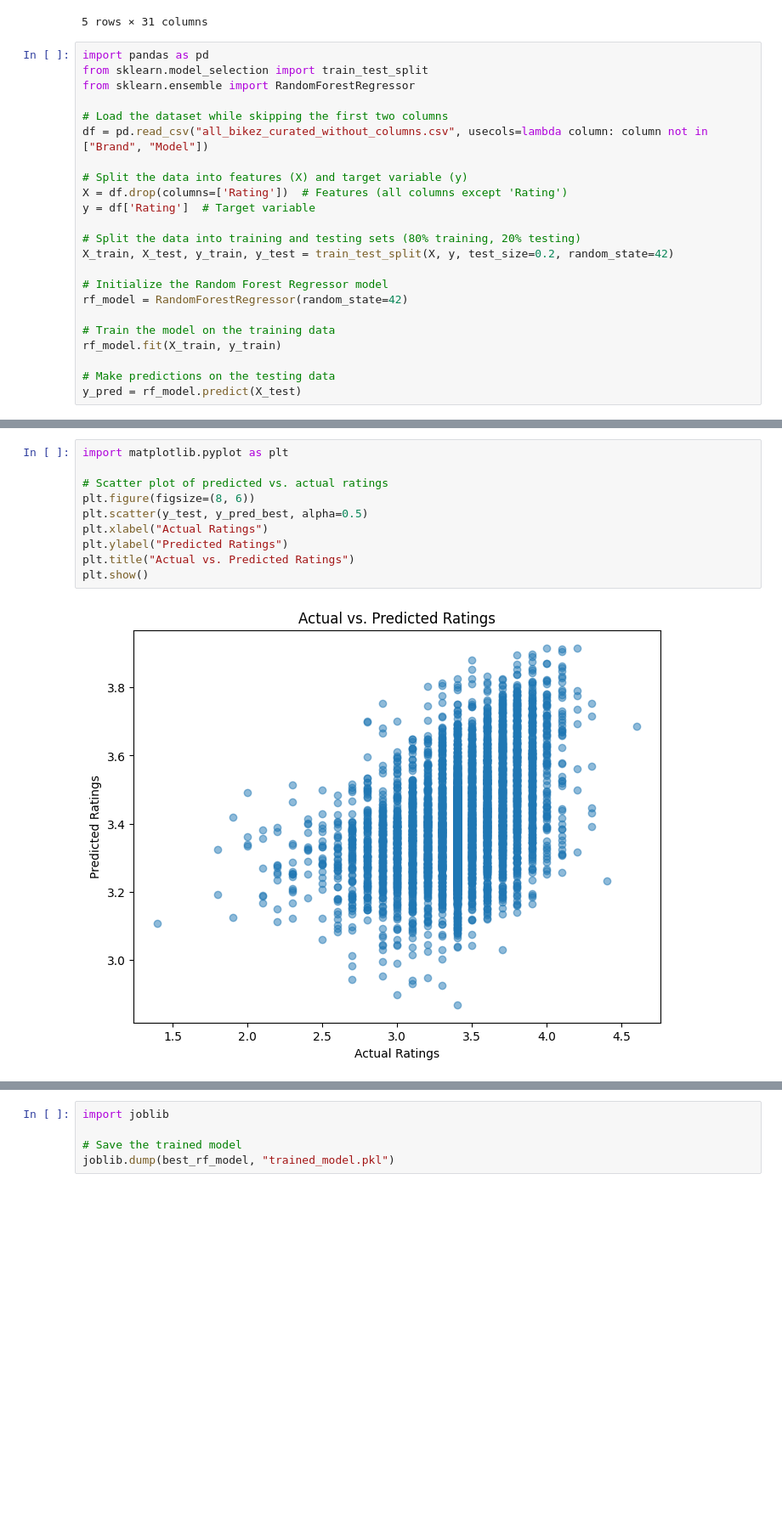
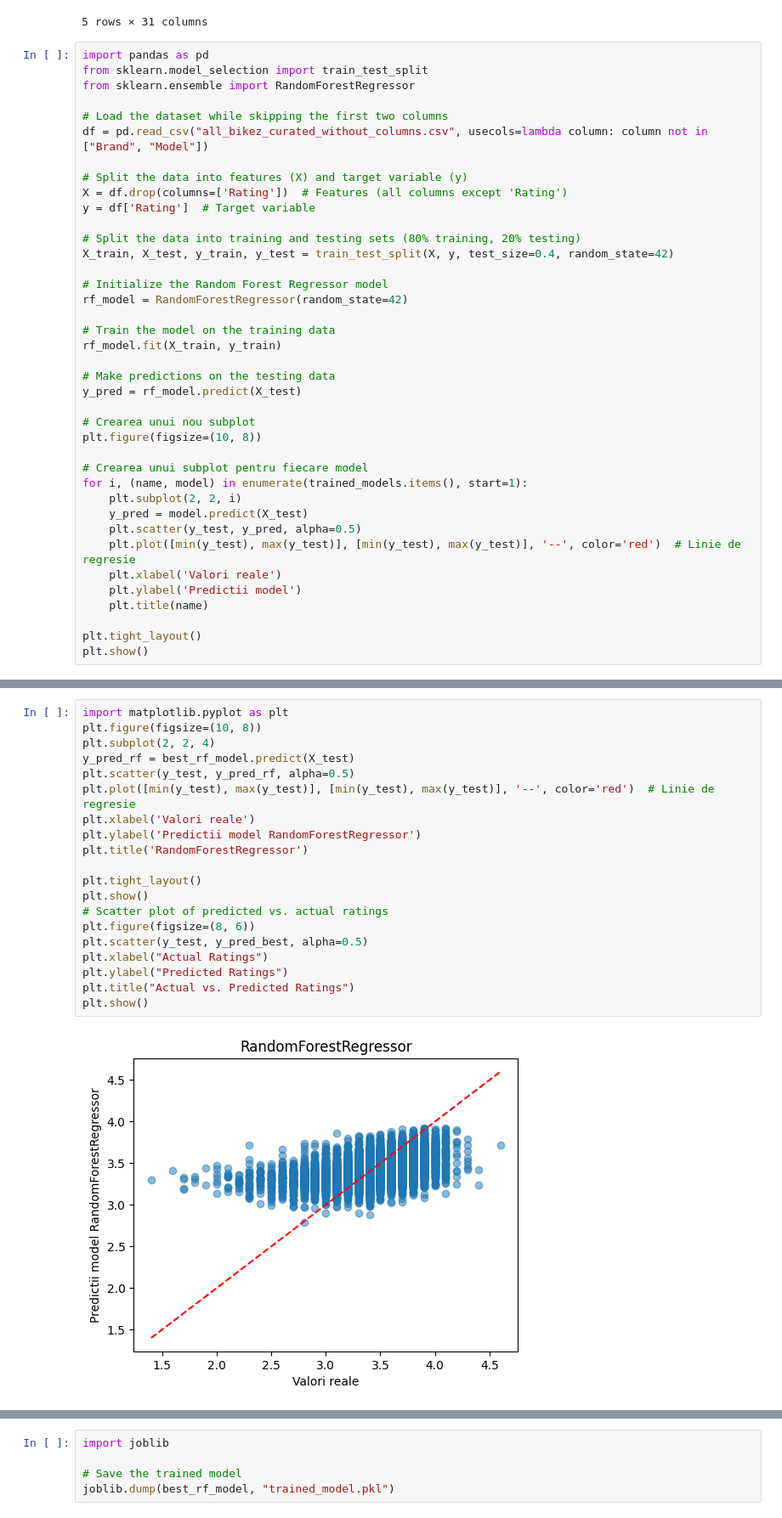
Before and after one commit to iacobrazvan0/machine_learning, a Jupyter notebook: all_bikez.ipynb, the cells around one changed output, grey strips where cells are left out. Shown: that part at 85% size. Cells and saved outputs as stored; diff of their text form; blank space fills up the shorter version.

```diff
--- a/all_bikez.ipynb
+++ b/all_bikez.ipynb
@@ -367,7 +379,7 @@ X = df.drop(columns=['Rating'])  # Features (all columns except 'Rating')
 y = df['Rating']  # Target variable
 
 # Split the data into training and testing sets (80% training, 20% testing)
-X_train, X_test, y_train, y_test = train_test_split(X, y, test_size=0.2, random_state=42)
+X_train, X_test, y_train, y_test = train_test_split(X, y, test_size=0.4, random_state=42)
 
 # Initialize the Random Forest Regressor model
 rf_model = RandomForestRegressor(random_state=42)
@@ -377,3 +389,19 @@ rf_model.fit(X_train, y_train)
 
 # Make predictions on the testing data
 y_pred = rf_model.predict(X_test)
+
+# Crearea unui nou subplot
+plt.figure(figsize=(10, 8))
+
+# Crearea unui subplot pentru fiecare model
+for i, (name, model) in enumerate(trained_models.items(), start=1):
+    plt.subplot(2, 2, i)
+    y_pred = model.predict(X_test)
+    plt.scatter(y_test, y_pred, alpha=0.5)
+    plt.plot([min(y_test), max(y_test)], [min(y_test), max(y_test)], '--', color='red')  # Linie de regresie
+    plt.xlabel('Valori reale')
+    plt.ylabel('Predictii model')
+    plt.title(name)
+
+plt.tight_layout()
+plt.show()
@@ -482,12 +548,22 @@ NameError: name 'best_rf_model' is not defined
 # %%
 import matplotlib.pyplot as plt
+plt.figure(figsize=(10, 8))
+plt.subplot(2, 2, 4)
+y_pred_rf = best_rf_model.predict(X_test)
+plt.scatter(y_test, y_pred_rf, alpha=0.5)
+plt.plot([min(y_test), max(y_test)], [min(y_test), max(y_test)], '--', color='red')  # Linie de regresie
+plt.xlabel('Valori reale')
+plt.ylabel('Predictii model RandomForestRegressor')
+plt.title('RandomForestRegressor')
 
+plt.tight_layout()
+plt.show()
 # Scatter plot of predicted vs. actual ratings
 plt.figure(figsize=(8, 6))
 plt.scatter(y_test, y_pred_best, alpha=0.5)
 plt.xlabel("Actual Ratings")
 plt.ylabel("Predicted Ratings")
 plt.title("Actual vs. Predicted Ratings")
 plt.show()
 # %% [output]
-[figure, old version]
+[figure, new version]
```
Also changed, not shown: parts of 10 cells of this notebook.
